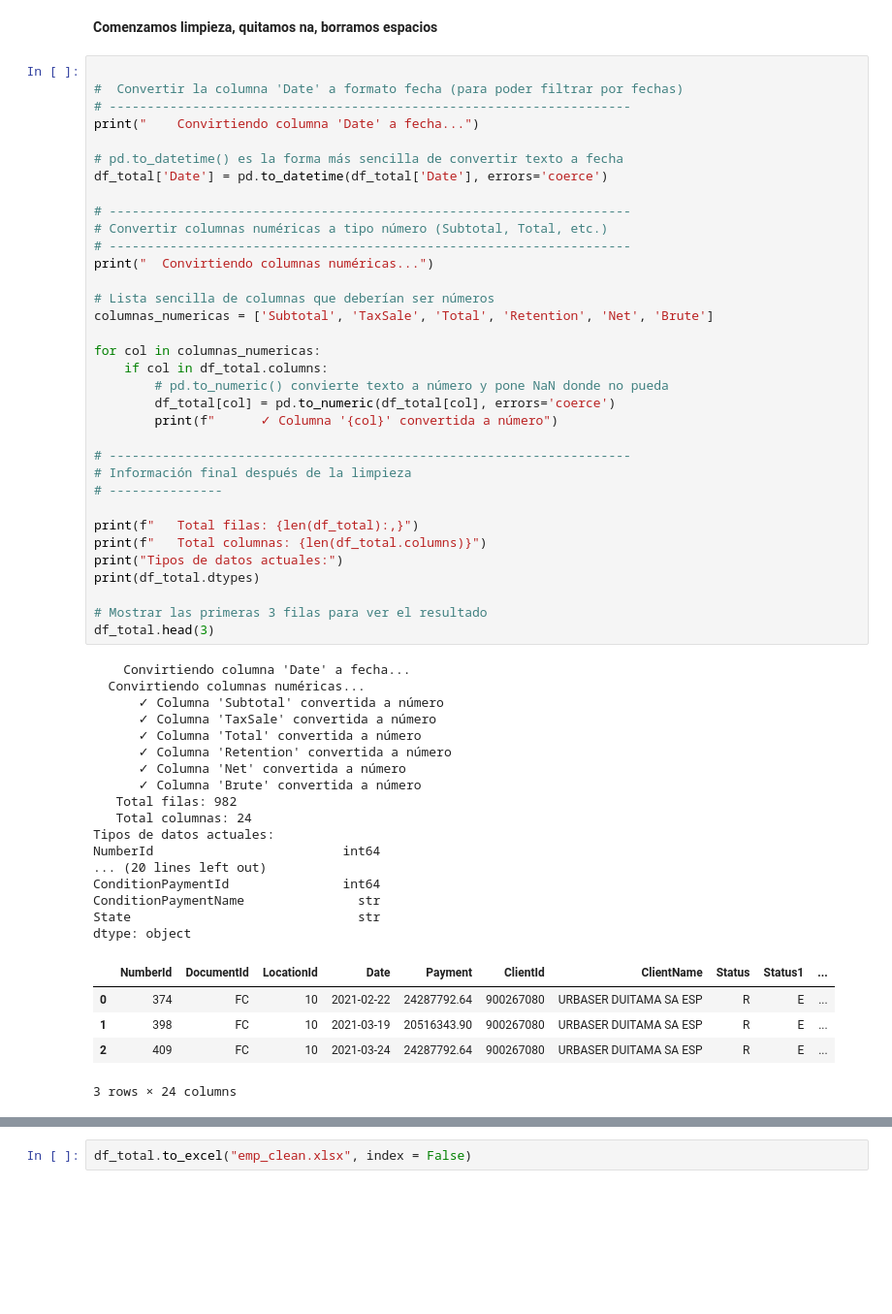
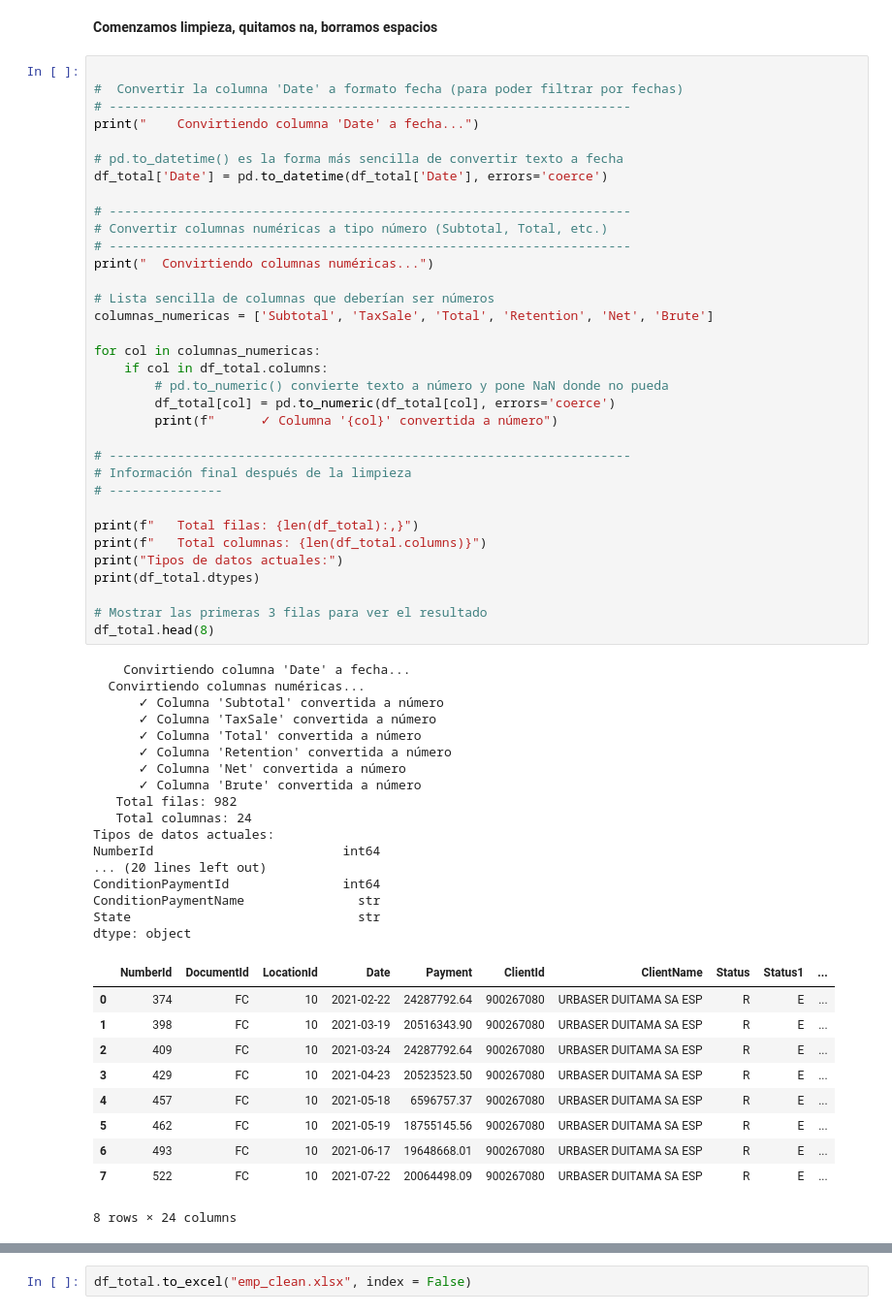
Before and after one commit to syspoSebas/Visual-Empresas, a Jupyter notebook: Untitled-1.ipynb, the cells around one changed output, grey strips where cells are left out. Shown at 97% size. Cells and saved outputs as stored; diff of their text form; blank space fills up the shorter version.

```diff
--- a/Untitled-1.ipynb
+++ b/Untitled-1.ipynb
@@ -98,35 +102,40 @@ for col in columnas_numericas:
 # ---------------
 
 print(f"   Total filas: {len(df_total):,}")
 print(f"   Total columnas: {len(df_total.columns)}")
 print("Tipos de datos actuales:")
 print(df_total.dtypes)
 
 # Mostrar las primeras 3 filas para ver el resultado
-df_total.head(3)
+df_total.head(8)
 # %% [output]
     Convirtiendo columna 'Date' a fecha...
   Convirtiendo columnas numéricas...
       ✓ Columna 'Subtotal' convertida a número
       ✓ Columna 'TaxSale' convertida a número
       ✓ Columna 'Total' convertida a número
       ✓ Columna 'Retention' convertida a número
       ✓ Columna 'Net' convertida a número
       ✓ Columna 'Brute' convertida a número
    Total filas: 982
    Total columnas: 24
 Tipos de datos actuales:
 NumberId                         int64
 ... (20 lines left out)
 ConditionPaymentId               int64
 ConditionPaymentName               str
 State                              str
 dtype: object
 |  | NumberId | DocumentId | LocationId | Date | Payment | ClientId | ClientName | Status | Status1 | ... |
 | 0 | 374 | FC | 10 | 2021-02-22 | 24287792.64 | 900267080 | URBASER DUITAMA SA ESP | R | E | ... |
 | 1 | 398 | FC | 10 | 2021-03-19 | 20516343.90 | 900267080 | URBASER DUITAMA SA ESP | R | E | ... |
 | 2 | 409 | FC | 10 | 2021-03-24 | 24287792.64 | 900267080 | URBASER DUITAMA SA ESP | R | E | ... |
+| 3 | 429 | FC | 10 | 2021-04-23 | 20523523.50 | 900267080 | URBASER DUITAMA SA ESP | R | E | ... |
+| 4 | 457 | FC | 10 | 2021-05-18 | 6596757.37 | 900267080 | URBASER DUITAMA SA ESP | R | E | ... |
+| 5 | 462 | FC | 10 | 2021-05-19 | 18755145.56 | 900267080 | URBASER DUITAMA SA ESP | R | E | ... |
+| 6 | 493 | FC | 10 | 2021-06-17 | 19648668.01 | 900267080 | URBASER DUITAMA SA ESP | R | E | ... |
+| 7 | 522 | FC | 10 | 2021-07-22 | 20064498.09 | 900267080 | URBASER DUITAMA SA ESP | R | E | ... |
-3 rows × 24 columns
+8 rows × 24 columns
 # %%
 df_total.columns
 # %% [output]
```
Also changed, not shown: parts of 6 cells of this notebook, 2 other files.
